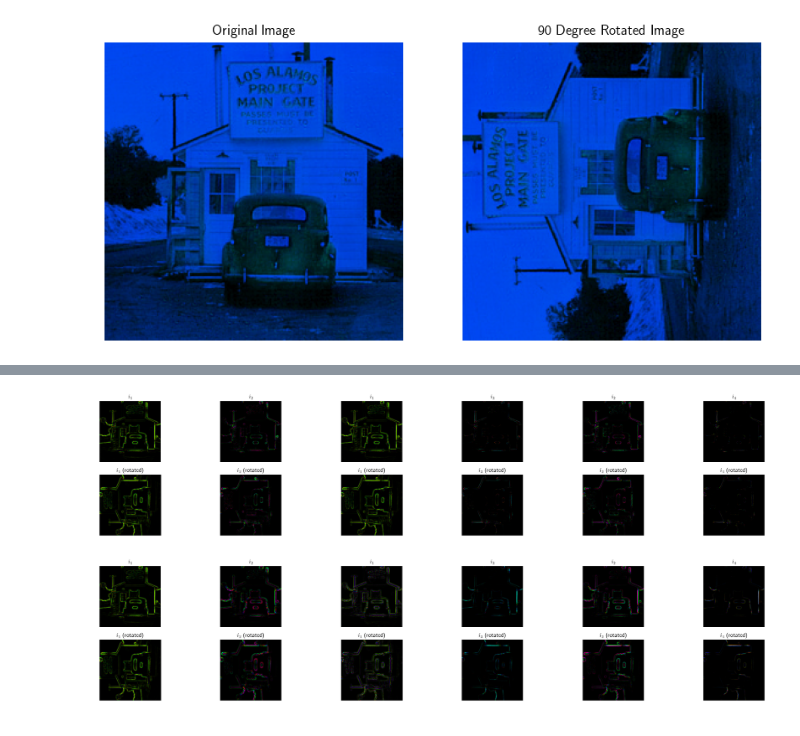
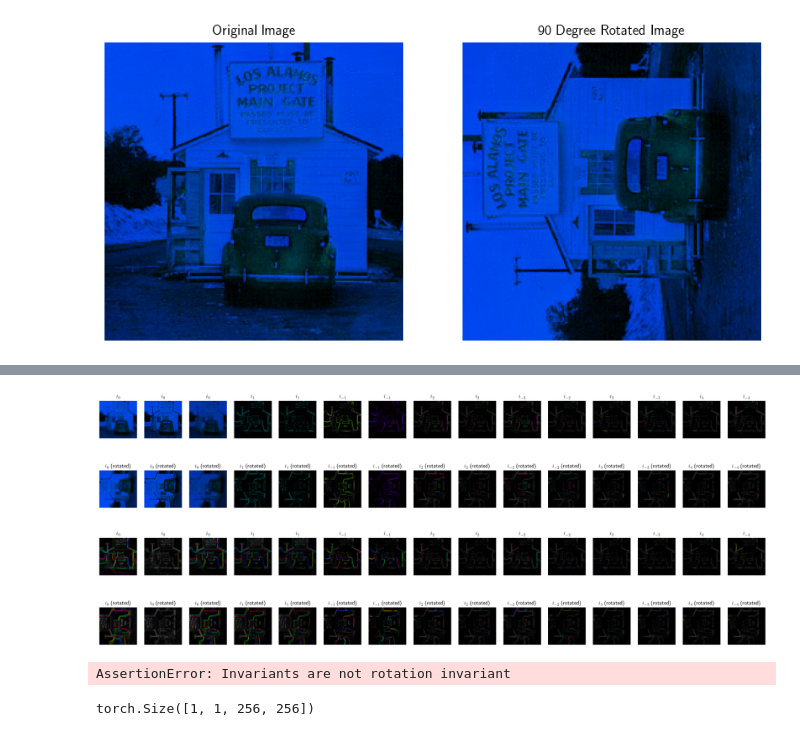
Before and after one commit to karellat/rotation-invariant-neural-networks, a Jupyter notebook: hippy2d/notebooks/26_learnable_with_type_1.ipynb, the cells around one changed output, grey strips where cells are left out. Saved outputs shown, nothing was run; the diff lists cells and outputs as text; code cells hidden in the pictures.

```diff
--- a/hippy2d/notebooks/26_learnable_with_type_1.ipynb
+++ b/hippy2d/notebooks/26_learnable_with_type_1.ipynb
@@ -143,20 +137,0 @@ filters = rearrange(torch.matmul(angular_part, radial_weights.to(torch.complex12
-# %%
-# plot the filters
-import numpy as np
-import colorsys
-
-def complex_to_rgb(Z):
-    mag = np.abs(Z)
-    phase = np.angle(Z)
-    norm_mag = mag / mag.max()
-
-    hsv = np.zeros(Z.shape + (3,))
-    hsv[..., 0] = (phase + np.pi) / (2*np.pi)   # hue
-    hsv[..., 1] = 1.0                           # saturation
-    hsv[..., 2] = norm_mag                      # value
-
-    rgb = np.zeros_like(hsv)
-    for i in range(Z.shape[0]):
-        for j in range(Z.shape[1]):
-            rgb[i,j] = colorsys.hsv_to_rgb(*hsv[i,j])
-    return rgb
@@ -322,40 +249,42 @@ invariants_rot_copy = moments_rot * torch.view_as_complex(
 # %%
 # Positive order invariants
-
-fig, axs = plt.subplots(2, invariants.shape[0], figsize=(26, 5))
+fig, axs = plt.subplots(2, type0.shape[0], figsize=(26, 5))
 for idx, ax in enumerate(axs[0].flat):
-        ax.imshow(complex_to_rgb(invariants[idx][OUTPUT_CHANNEL].detach().numpy()), cmap='hsv')
+        ax.imshow(complex_to_rgb(type0_copy[idx][OUTPUT_CHANNEL].detach().numpy()), cmap='hsv')
         ax.axis('off')
-        ax.set_title(f'$i_{{{orders[idx+3]}}}$')
+        ax.set_title(f'$i_{{{orders[idx]}}}$')
 for idx, ax in enumerate(axs[1].flat):
-        ax.imshow(complex_to_rgb(invariants_rot[idx][OUTPUT_CHANNEL].detach().numpy()), cmap='hsv')
+        ax.imshow(complex_to_rgb(type0_copy_rot[idx][OUTPUT_CHANNEL].detach().numpy()), cmap='hsv')
         ax.axis('off')
-        ax.set_title(f'$i_{{{orders[idx+3]}}}$ (rotated)')
+        ax.set_title(f'$i_{{{orders[idx]}}}$ (rotated)')
 
 # Assert the invariants are rotation invariant
-assert torch.allclose(invariants, torch.rot90(invariants_rot, k=-1,dims=[-2, -1])), "Invariants are not rotation invariant"
+assert torch.allclose(type0, torch.rot90(type0_rot, k=-1,dims=[-2, -1])), "Invariants are not rotation invariant"
 # Asssert copies are also rotation invariant
-assert torch.allclose(invariants_copy, torch.rot90(invariants_rot_copy, k=-1,dims=[-2, -1])), "Invariants with copy are not rotation invariant"
+assert torch.allclose(type0_copy, torch.rot90(type0_copy_rot, k=-1,dims=[-2, -1])), "Invariants with copy are not rotation invariant"
 # %% [output]
-[figure, old version]
+[figure, new version]
 # %%
-# plot invariants
-fig, axs = plt.subplots(2, neg_invariants.shape[0], figsize=(26, 5))
+# plot type_1
+
+fig, axs = plt.subplots(2, type1.shape[0], figsize=(26, 5))
 for idx, ax in enumerate(axs[0].flat):
-        ax.imshow(complex_to_rgb(neg_invariants[idx][OUTPUT_CHANNEL].detach().numpy()), cmap='hsv')
+        ax.imshow(complex_to_rgb(type1_copy[idx][OUTPUT_CHANNEL].detach().numpy()), cmap='hsv')
         ax.axis('off')
-        ax.set_title(f'$i_{{{orders[idx+3]}}}$')
+        ax.set_title(f'$i_{{{orders[idx]}}}$')
 for idx, ax in enumerate(axs[1].flat):
-        ax.imshow(complex_to_rgb(neg_invariants_rot[idx][OUTPUT_CHANNEL].detach().numpy()), cmap='hsv')
+        ax.imshow(complex_to_rgb(type1_copy_rot[idx][OUTPUT_CHANNEL].detach().numpy()), cmap='hsv')
         ax.axis('off')
-        ax.set_title(f'$i_{{{orders[idx+3]}}}$ (rotated)')
+        ax.set_title(f'$i_{{{orders[idx]}}}$ (rotated)')
 
+# compensate by exp(i * theta) for type 1
+compensate = torch.exp(torch.tensor(-1j * (torch.pi / 2)))
 # Assert the invariants are rotation invariant
-assert torch.allclose(neg_invariants, torch.rot90(neg_invariants_rot, k=-1,dims=[-2, -1])), "Invariants are not rotation invariant"
+assert torch.allclose(type1*compensate, torch.rot90(type1_rot, k=-1,dims=[-2, -1])), "Invariants are not rotation invariant"
 # Asssert copies are also rotation invariant
-assert torch.allclose(neg_invariants_copy, torch.rot90(neg_invariants_rot_copy, k=-1,dims=[-2, -1])), "Invariants with copy are not rotation invariant"
+assert torch.allclose(type1_copy*compensate, torch.rot90(type1_copy_rot, k=-1,dims=[-2, -1])), "Invariants with copy are not rotation invariant"
 # %% [output]
-[figure, old version]
+[figure, new version]
 # %%
 
 from hippy2d.utils import get_default_complex
@@ -550,14 +483,23 @@ class LearnableFlusser(torch.nn.Module):
 # %%
 # Test invariance of the Learnable Flusser layer
-invariant_layer = LearnableFlusser(in_channels=3, out_channels=2, max_order=4, ring_count=3, kernel_size=15)
+invariant_layer = ComplexLearnableFlusser(in_channels=1, out_channels=2, ring_count=3, kernel_size=15)
 # freeze
 with torch.no_grad():
     for param in invariant_layer.parameters():
         param.requires_grad = False
 
-inv = invariant_layer(test_rgb_img.unsqueeze(0))
-inv_rot = invariant_layer(rotated_rgb_img.unsqueeze(0))
+type0, type1 = invariant_layer(test_c_img)
+rot_type0, rot_type1 = invariant_layer(rot_test_c_img)
 
-# Assert the invariants are rotation invariant
-assert torch.allclose(inv, torch.rot90(inv_rot, k=-1,dims=[-2, -1])), "Invariants are not rotation invariant"
-# TODO: Test the zeros
+assert torch.allclose(type0, torch.rot90(rot_type0, k=-1,dims=[-2, -1])), "Invariants are not rotation invariant"
+compensate = torch.exp(torch.tensor(-1j * (torch.pi / 2)))
+# TODO: This cannot arbitary complex number
+assert torch.allclose(type1*compensate, torch.rot90(rot_type1, k=-1,dims=[-2, -1])), "Invariants are not rotation invariant"
+
+#
+# %% [output]
+AssertionError: Invariants are not rotation invariant
+# %%
+rota
+# %% [output]
+torch.Size([1, 1, 256, 256])
```
Also changed, not shown: parts of 11 cells of this notebook, 5 other files.
